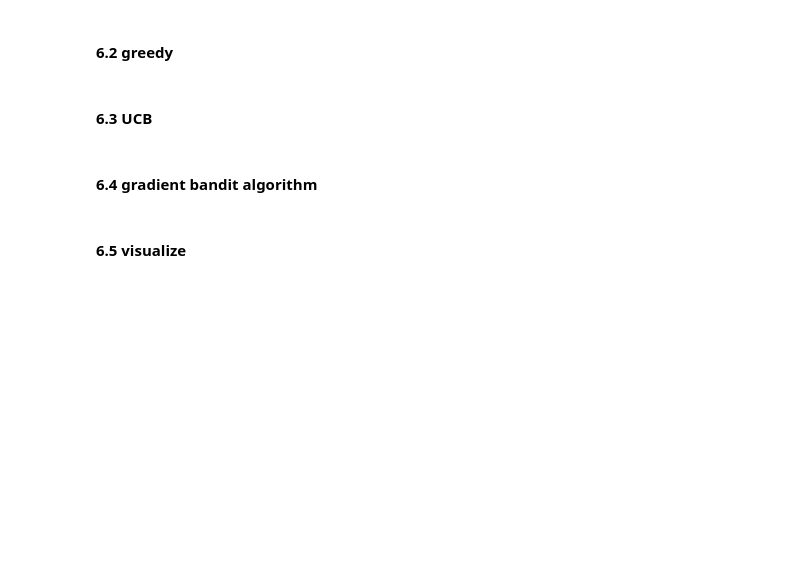
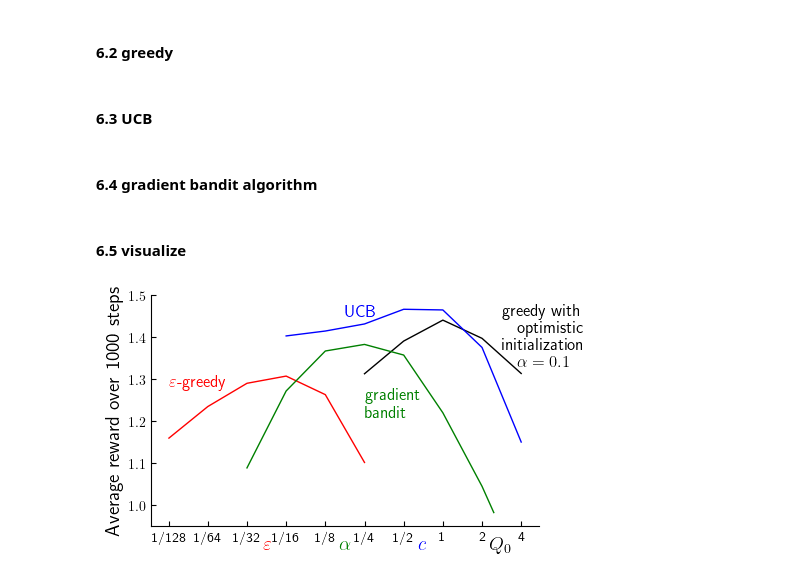
Before and after one commit to erxiong0/ReinforcementLearning-R.S., a Jupyter notebook: Chapter2-Multi-armed-Bandits/ordinary_version/6-algorithm.ipynb, the cells around one changed output. Cells and saved outputs as stored; diff of their text form; code cells hidden in the pictures; blank space fills up the shorter version.

```diff
--- a/Chapter2-Multi-armed-Bandits/ordinary_version/6-algorithm.ipynb
+++ b/Chapter2-Multi-armed-Bandits/ordinary_version/6-algorithm.ipynb
@@ -673,6 +673,7 @@ np.save(f'{file_path}/np_data/gradient-weighted.npy', g_res_total)
 # %%
 import matplotlib.pyplot as plt
 import os
+import numpy as np
 %matplotlib inline
 
 # 定义坐标刻度
@@ -694,11 +695,11 @@ num2label = {
 }
 
 
-fig, ax = plt.subplots()
+fig, ax = plt.subplots(figsize = (5, 3))
 
 col = ['r-','k-','g-','b-']
 
-current_dir = os.path.abspath(os.path.dirname(__file__))
+current_dir = os.getcwd()
 file_path = f'{current_dir}/np_data'
 
 curve_list = ['epsilon','greedy','gradient','ucb']
@@ -707,43 +708,46 @@ for i, m in enumerate(curve_list):
     y = os.path.join(file_path, f'{m}-weighted.npy')
     y = np.load(y)
 
     x = os.path.join(file_path, f'{m}-x.npy')
     x = np.load(x)
     x = [num2label[k] for k in x]
 
     ax.plot(x, y, col[i], linewidth = 1)
 
 plt.rc('text', usetex = True)
 
 
-ax.text(2/128, 1.28, r'$\varepsilon$-greedy', fontsize=16, color='red')
-ax.text(5, 1.25, r'gradient', fontsize=16, color='green')
-ax.text(5, 1.21, r'bandit', fontsize=16, color='green')
-ax.text(4.5, 1.45, r'UCB', fontsize=16, color='blue')
-ax.text(8.5, 1.45, r'greedy with', fontsize=16, color='black')
-ax.text(8.9, 1.41, r'optimistic', fontsize=16, color='black')
-ax.text(8.5, 1.37, r'initialization ', fontsize=16, color='black')
-ax.text(8.9, 1.33, r'$\alpha=0.1$', fontsize = 16, color = 'black')
+ax.text(2/128, 1.28, r'$\varepsilon$-greedy', fontsize=12, color='red')
+ax.text(5, 1.25, r'gradient', fontsize=12, color='green')
+ax.text(5, 1.21, r'bandit', fontsize=12, color='green')
+ax.text(4.5, 1.45, r'UCB', fontsize=12, color='blue')
+ax.text(8.5, 1.45, r'greedy with', fontsize=12, color='black')
+ax.text(8.9, 1.41, r'optimistic', fontsize=12, color='black')
+ax.text(8.5, 1.37, r'initialization ', fontsize=12, color='black')
+ax.text(8.9, 1.33, r'$\alpha=0.1$', fontsize = 12, color = 'black')
 
 ax.set_ylim(0.95,1.5)
 
 ax.set_xticks(x_ticks)
 ax.set_xticklabels(x_labels)
 
 
 """..."""
-ax.text(0.3, -0.1, r'$\varepsilon$', fontsize=18, color='red', ha='center', transform=ax.transAxes)
-ax.text(0.5, -0.1, r'$\alpha$', fontsize=18, color='green', ha='center', transform=ax.transAxes)
-ax.text(0.7, -0.1, r'$c$', fontsize=18, color='blue', ha='center', transform=ax.transAxes)
-ax.text(0.9, -0.1, r'$Q_0$', fontsize=18, color='black', ha='center', transform=ax.transAxes)
+ax.text(0.3, -0.1, r'$\varepsilon$', fontsize=14, color='red', ha='center', transform=ax.transAxes)
+ax.text(0.5, -0.1, r'$\alpha$', fontsize=14, color='green', ha='center', transform=ax.transAxes)
+ax.text(0.7, -0.1, r'$c$', fontsize=14, color='blue', ha='center', transform=ax.transAxes)
+ax.text(0.9, -0.1, r'$Q_0$', fontsize=14, color='black', ha='center', transform=ax.transAxes)
 
 """..."""
 
-ax.set_ylabel('Average reward over first 1000 steps',fontsize = 18)
+ax.set_ylabel('Average reward over 1000 steps',fontsize = 14)
 
 
 ax.spines['right'].set_visible(False)
 ax.spines['top'].set_visible(False)
 ax.tick_params(direction='in', which='both', axis='both')
 
+fig.savefig(f'{current_dir}/parameter-study-of-various-bandit-methods.png',bbox_inches='tight')
 plt.show()
+# %% [output]
+[figure, added]
```
Also changed, not shown: 7 other files.
